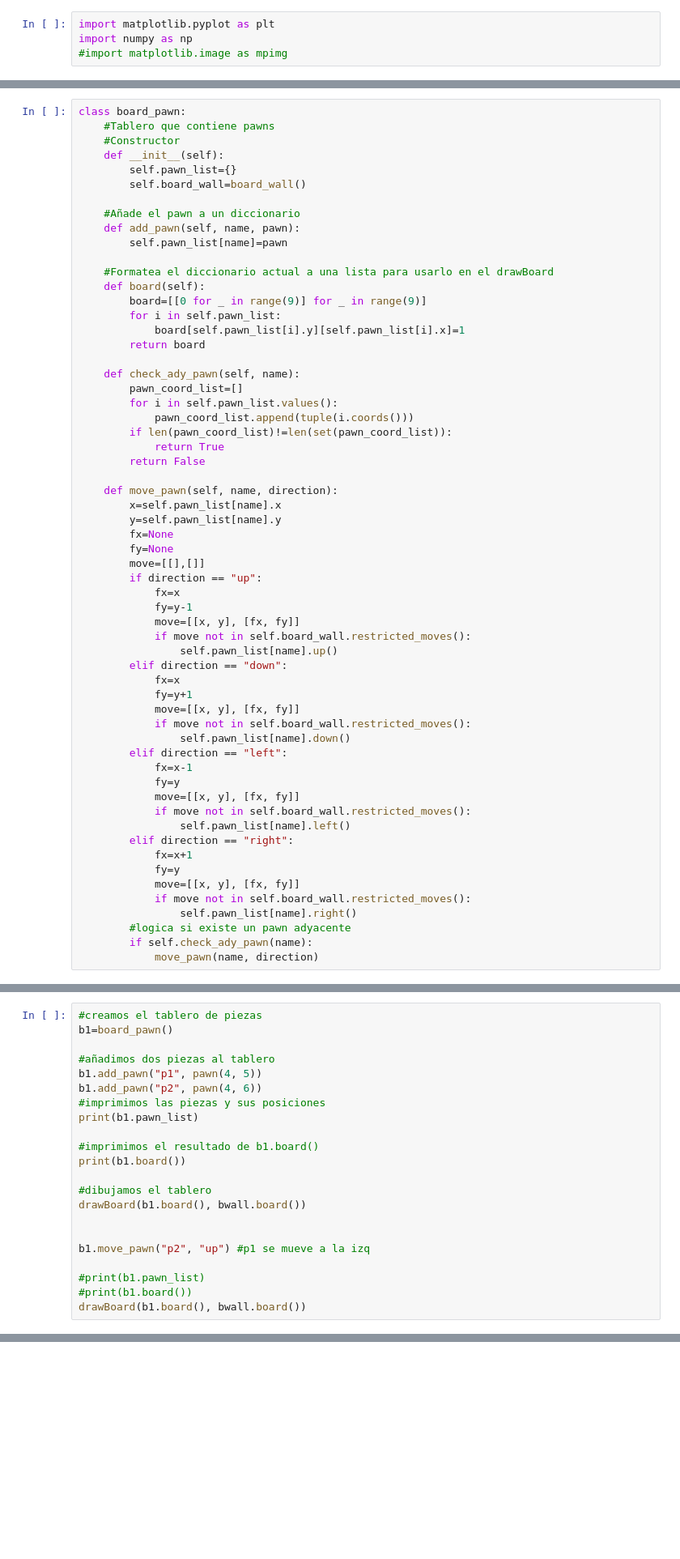
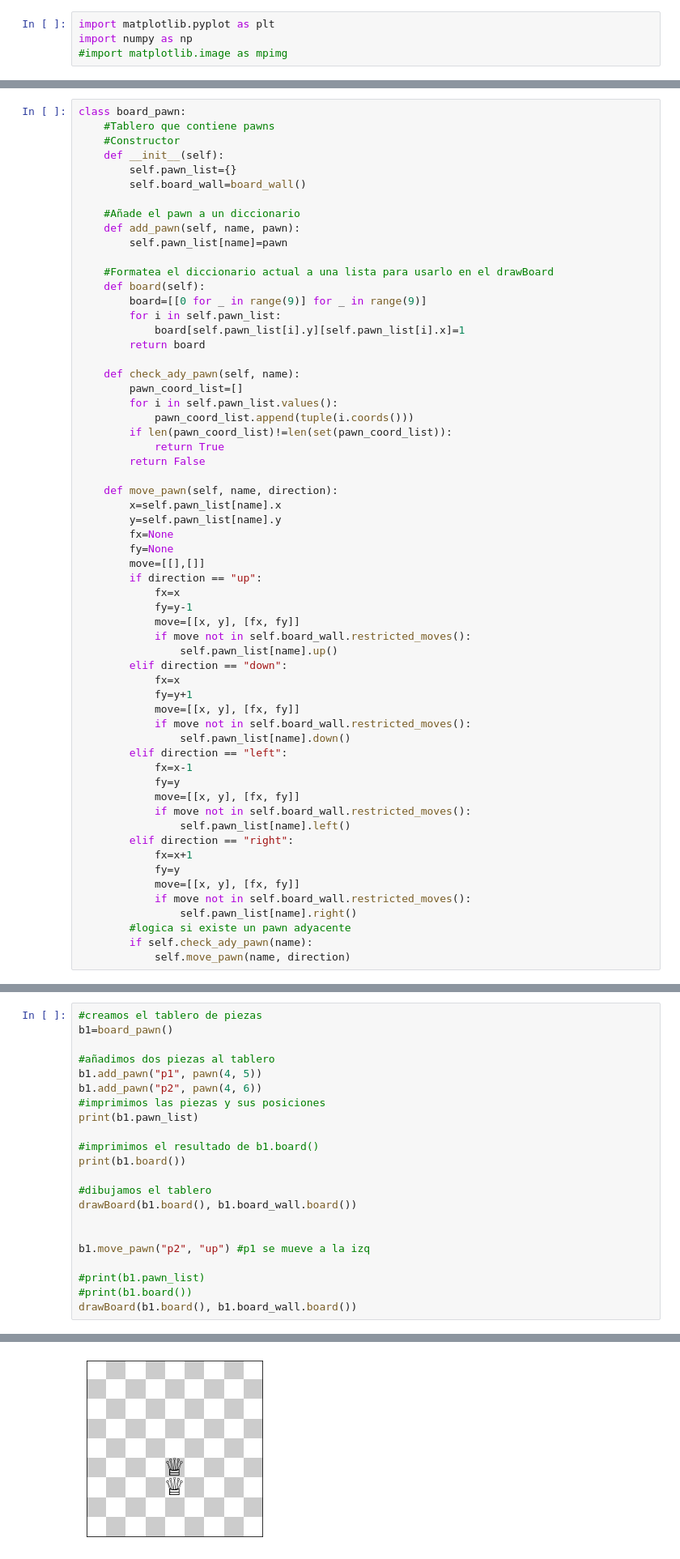
Before and after one commit to sadaakisz/Quoridor_Overthimker, a Jupyter notebook: Overthinker_Notebook.ipynb, the cells around one changed output, grey strips where cells are left out. Shown at 81% size. Saved outputs shown, nothing was run; the diff lists cells and outputs as text; blank space fills up the shorter version.

Commit message:
Modified second test and ady_pawn logic.
Debugged second test and added self.move_pawn to ady_pawn in board_pawn logic.

```diff
--- a/Overthinker_Notebook.ipynb
+++ b/Overthinker_Notebook.ipynb
@@ -90,7 +90,7 @@ class board_pawn:
                 self.pawn_list[name].right()
         #logica si existe un pawn adyacente
         if self.check_ady_pawn(name):
-            move_pawn(name, direction)
+            self.move_pawn(name, direction)
 # %%
 class wall:
 
@@ -203,11 +215,12 @@ print(b1.pawn_list)
 print(b1.board())
 
 #dibujamos el tablero
-drawBoard(b1.board(), bwall.board())
+drawBoard(b1.board(), b1.board_wall.board())
 
 
 b1.move_pawn("p2", "up") #p1 se mueve a la izq
 
 #print(b1.pawn_list)
 #print(b1.board())
-drawBoard(b1.board(), bwall.board())
+drawBoard(b1.board(), b1.board_wall.board())
+# %% [output]
@@ -213,0 +229 @@ drawBoard(b1.board(), bwall.board())
+[figure, added]
```
Also changed, not shown: parts of 2 cells of this notebook.
